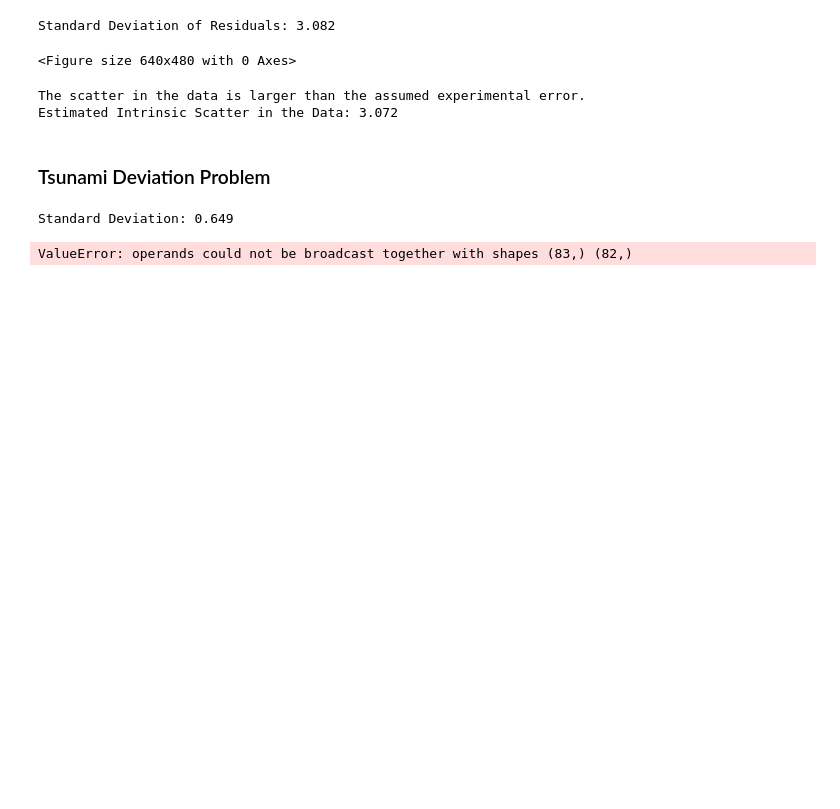
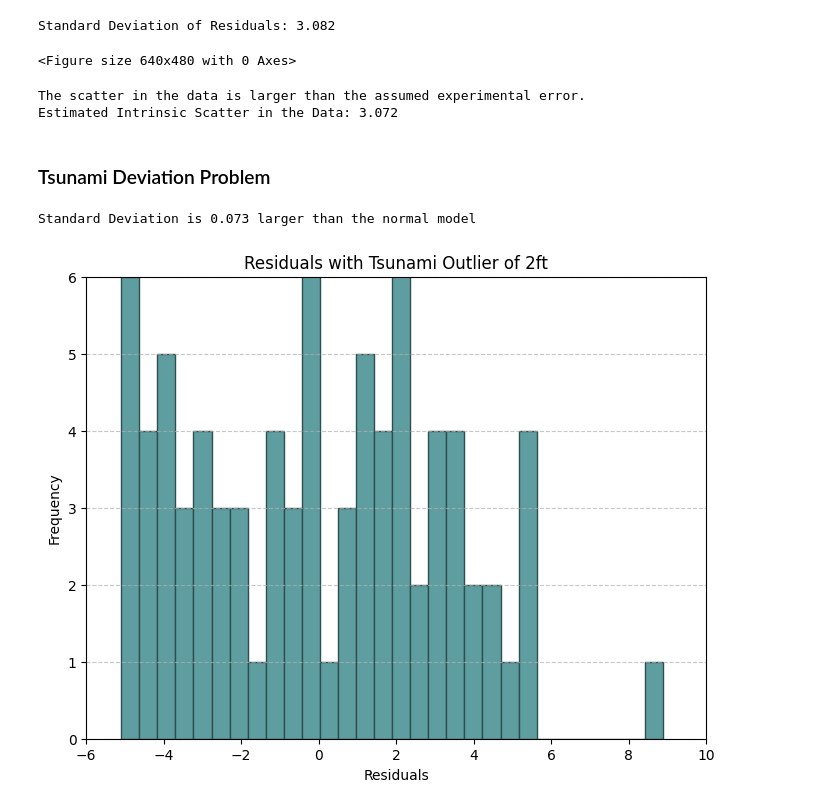
Before and after one commit to lily-wohlstadter/astr19groupproject, a Jupyter notebook: Group Project.ipynb, the cells around one changed output. Saved outputs shown, nothing was run; the diff lists cells and outputs as text; code cells hidden in the pictures; blank space fills up the shorter version.

```diff
--- a/Group Project.ipynb
+++ b/Group Project.ipynb
@@ -155,31 +155,39 @@ The scatter in the data is larger than the assumed experimental error.
 Estimated Intrinsic Scatter in the Data: 3.072
 # %% [markdown]
 ### Tsunami Deviation Problem
-# %%
-#How large of a deviation is this tsunami, in terms of standard deviations of the distribution of normal tides from the model?
-#Add a single 2ft outlier to the histogram of data and replot it as part of your Jupyter notebook.
-
-#Calculate deviation of the tsunami (2ft) in terms of standard deviations
-tsunami_deviation = 2.0
-deviation_in_std = tsunami_deviation / residuals_std
-
-print(f'Standard Deviation: {deviation_in_std:.3f}')
-
-#Add tsunami data point to residuals
-tide_heights_with_tsunami = np.append(z, 2.0)
-residuals_with_tsunami = tide_heights_with_tsunami - f_line(x, a_fit, b_fit, c_fit)
-
-#Plot histogram of residuals with the tsunami outlier
-plt.figure(figsize=(8, 6))
-plt.hist(residuals_with_tsunami, bins='auto', color='cadetblue', edgecolor='darkslategray')
-plt.xlabel('Residuals')
-plt.ylabel('Frequency')
-plt.title('Residuals with Tsunami Outlier of 2ft')
-plt.grid(axis='y', linestyle='--', alpha=0.7) #adding gridding style
-plt.show()
-
-# Print the deviation of the tsunami in terms of standard deviations
-print(f"Deviation of Tsunami from Model: {deviation_in_std} standard deviations")
-# %% [output]
-Standard Deviation: 0.649
-ValueError: operands could not be broadcast together with shapes (83,) (82,)
+# %%
+#How large of a deviation is this tsunami, in terms of standard deviations of the distribution of normal tides from the model?
+#Add a single 2ft outlier to the histogram of data and replot it as part of your Jupyter notebook.
+
+#Calculate deviation of the tsunami (2ft) in terms of standard deviations
+tsunami_out = 2.0 + 6.89
+z_new = np.array(z)
+z_new = np.append(z_new, tsunami_out)
+idx_model = np.argsort(z_new)
+x_data = z_new[idx_model]
+x_model = np.sin((z_new[idx_model] + a_fit)/b_fit) + c_fit
+
+#subtract the best fit from the data
+new_residuals = x_data - x_model
+new_residuals_std = np.std(new_residuals)
+tsunami_deviation_std = new_residuals_std - residuals_std
+
+print(f'Standard Deviation is {tsunami_deviation_std:.3f} larger than the normal model')
+
+
+#Add tsunami data point to residuals
+tsunami_residual = np.append(residuals, tsunami_out)
+#residuals_with_tsunami = tide_heights_with_tsunami - f_line(x, a_fit, b_fit, c_fit)
+
+#Plot histogram of residuals with the tsunami outlier
+plt.figure(figsize=(8, 6))
+plt.hist(tsunami_residual, bins=30, color='cadetblue', edgecolor='darkslategray')
+plt.axis([-6,10, 0,6])
+plt.xlabel('Residuals')
+plt.ylabel('Frequency')
+plt.title('Residuals with Tsunami Outlier of 2ft')
+plt.grid(axis='y', linestyle='--', alpha=0.7) #adding gridding style
+plt.show()
+# %% [output]
+Standard Deviation is 0.073 larger than the normal model
+[figure, added]
```
Also changed, not shown: parts of 3 cells of this notebook.
